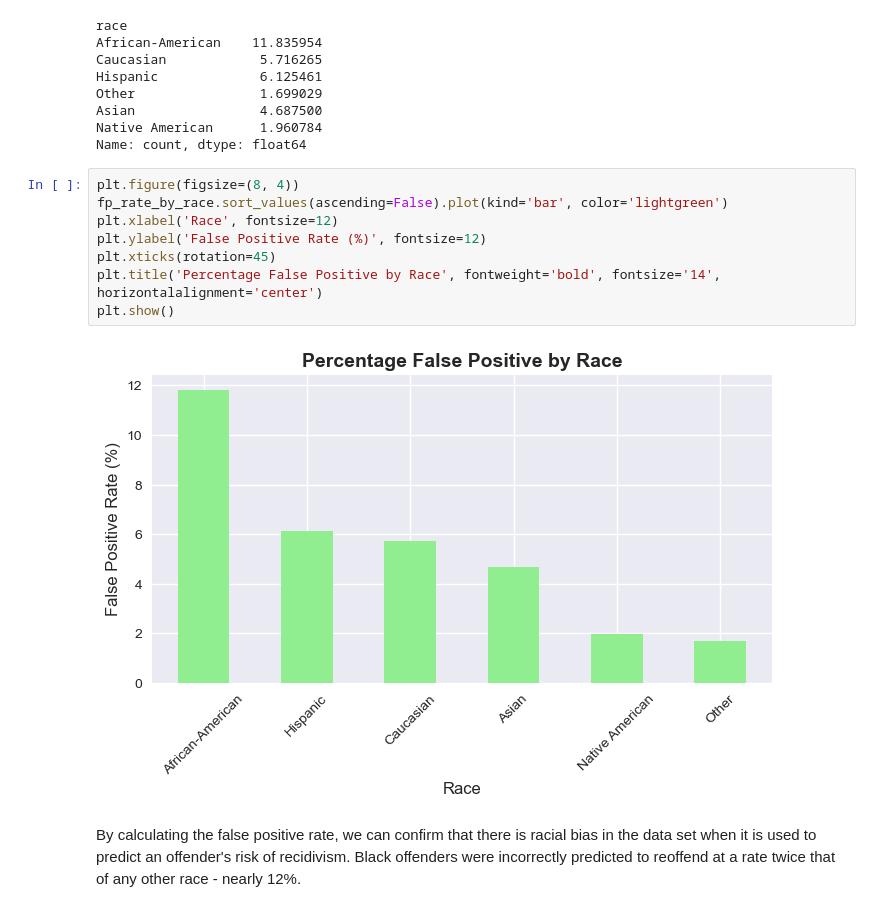
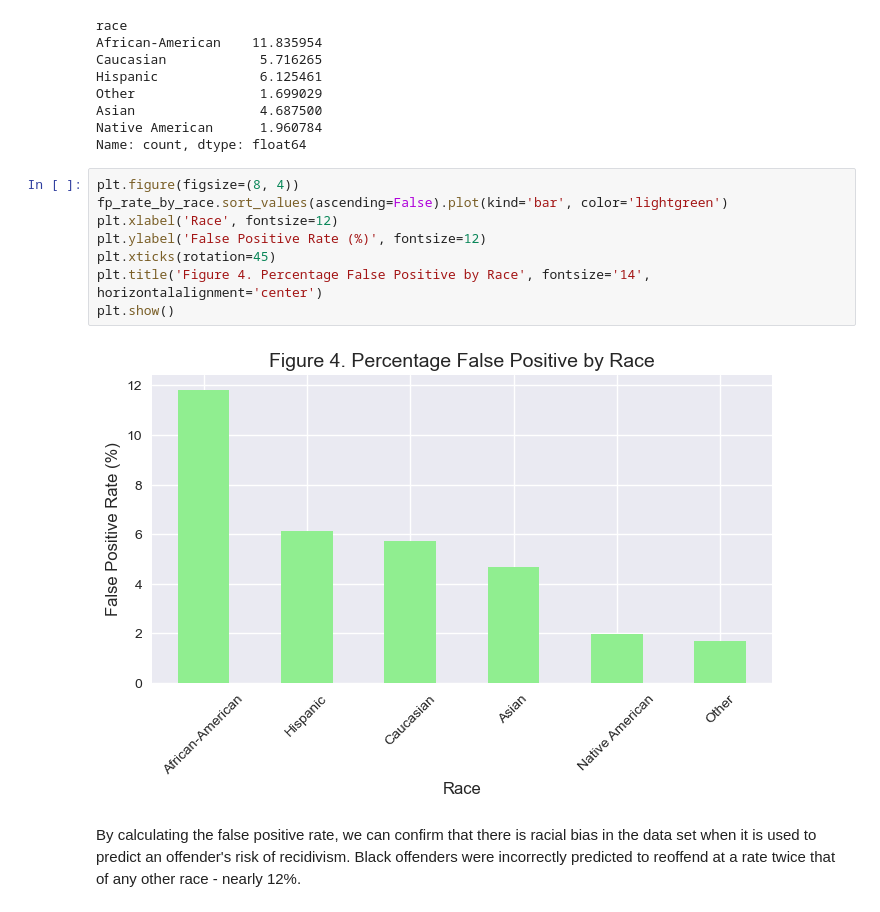
Before and after one commit to chance-roberts/DATA6550-Bias, a Jupyter notebook: Code/Tretter/ProjectCode_Tretter.ipynb, the cells around one changed output. Drawn from its saved outputs; the diff is of its cells as text.

```diff
--- a/Code/Tretter/ProjectCode_Tretter.ipynb
+++ b/Code/Tretter/ProjectCode_Tretter.ipynb
@@ -136,13 +152,13 @@ Name: count, dtype: float64
 # %%
 plt.figure(figsize=(8, 4))
 fp_rate_by_race.sort_values(ascending=False).plot(kind='bar', color='lightgreen')
 plt.xlabel('Race', fontsize=12)
 plt.ylabel('False Positive Rate (%)', fontsize=12)
 plt.xticks(rotation=45)
-plt.title('Percentage False Positive by Race', fontweight='bold', fontsize='14', horizontalalignment='center')
+plt.title('Figure 4. Percentage False Positive by Race', fontsize='14', horizontalalignment='center')
 plt.show()
 # %% [output]
-[figure, old version]
+[figure, new version]
 # %% [markdown]
 By calculating the false positive rate, we can confirm that there is racial bias in the data set when it is used to predict an offender's risk of recidivism. Black offenders were incorrectly predicted to reoffend at a rate twice that of any other race - nearly 12%.
 # %% [markdown]
```
Also changed, not shown: parts of 7 cells of this notebook.
